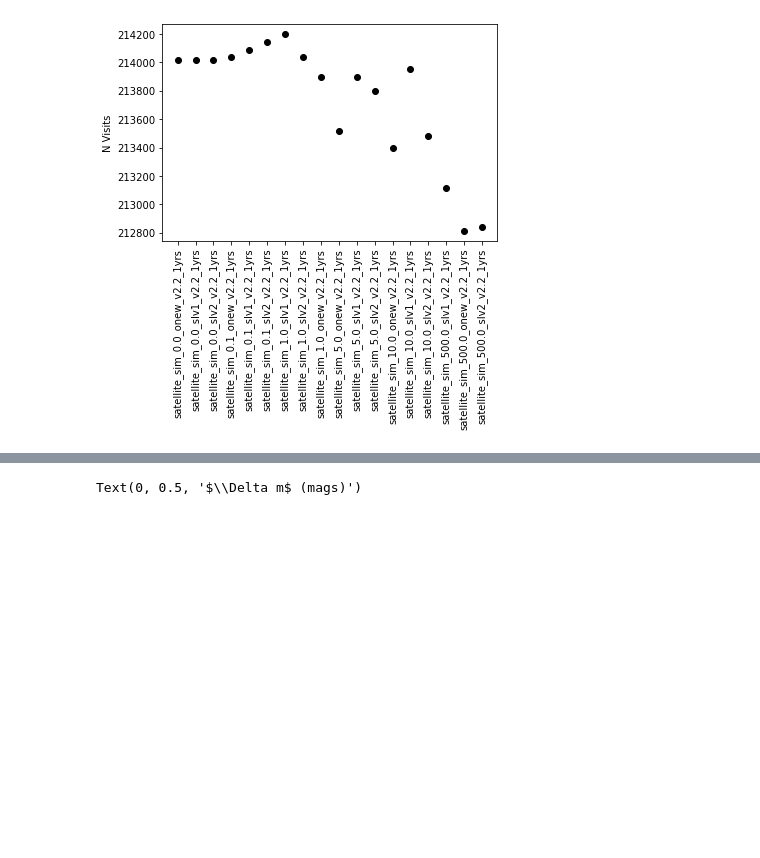
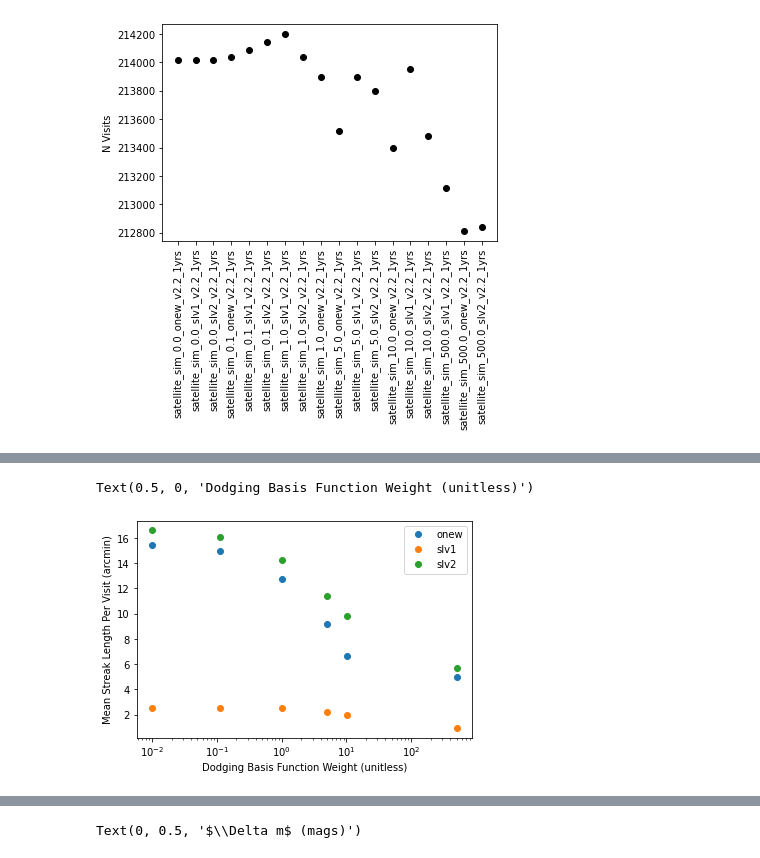
Before and after one commit to dirac-institute/satellite-dodging, a Jupyter notebook: compare_sim_runs.ipynb, the cells around one changed output, grey strips where cells are left out. Cells and saved outputs as stored; diff of their text form; code cells hidden in the pictures; blank space fills up the shorter version.

```diff
--- a/compare_sim_runs.ipynb
+++ b/compare_sim_runs.ipynb
@@ -58,0 +105,19 @@ Text(0, 0.5, 'N Visits')
+# %%
+# Let's make some nicer plots
+fig, ax = plt.subplots()
+
+mean_streak_length = df['streak_length_sum']/df['Number of Exposures']*60  # in arcmin
+
+for c_name in np.unique(df['constellation_name']):
+    good = np.where(df['constellation_name'].values == c_name)
+    # putting in a fudge factor of 1e-2 so a log-scale axis works well
+    ax.semilogx(df['dodge_weights'].values[good]+1e-2, mean_streak_length.values[good], 'o', label=c_name)
+    # There's probably a better way to do this with pandas .loc or .iloc, but I refuse to learn it
+    # when I can get away with simple np.where
+
+legend = ax.legend()
+ax.set_ylabel('Mean Streak Length Per Visit (arcmin)')
+ax.set_xlabel('Dodging Basis Function Weight (unitless)')
+# %% [output]
+Text(0.5, 0, 'Dodging Basis Function Weight (unitless)')
+[figure, added]
```
Also changed, not shown: parts of 10 cells of this notebook, 2 other files.
